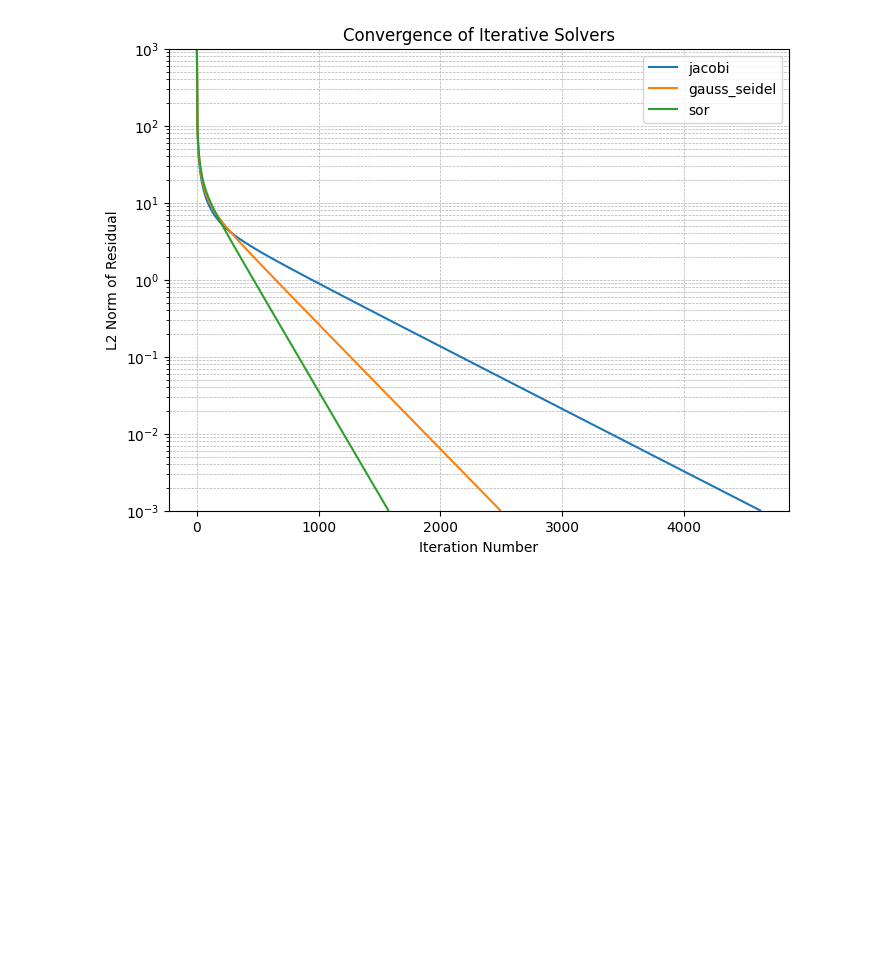
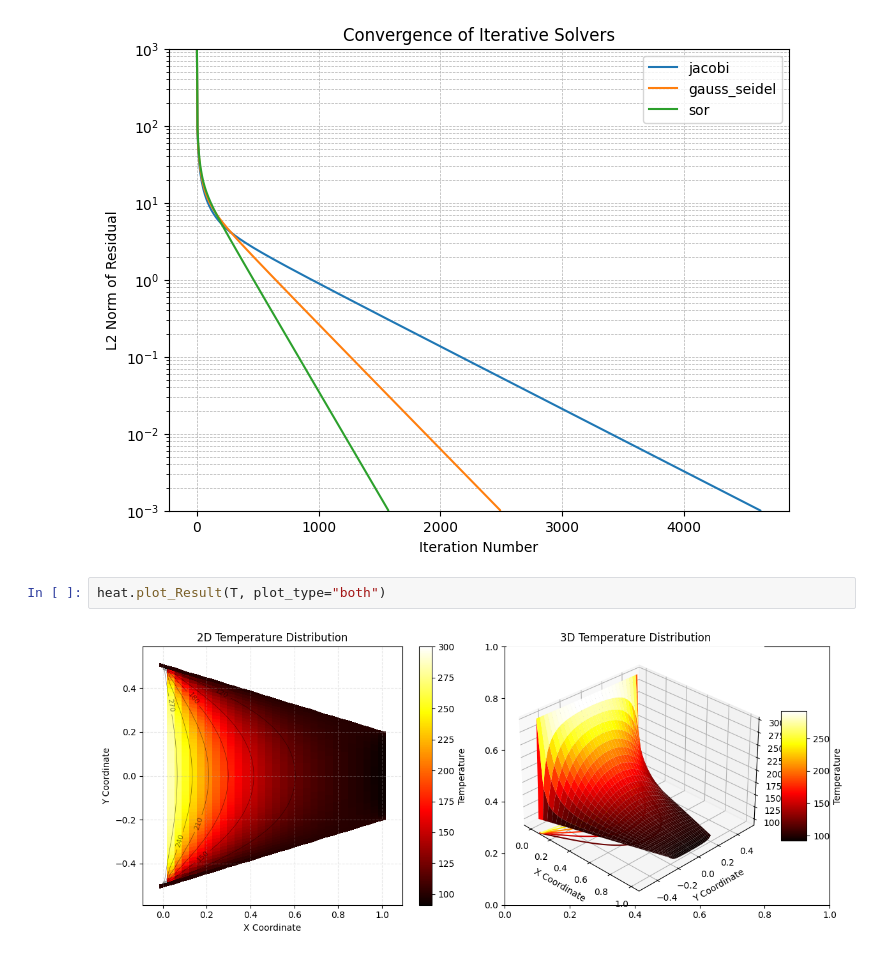
Before and after one commit to Nik0k01/CTFD, a Jupyter notebook: notebooks/Nikodem_Dabrowski_ex5.ipynb, the cells around one changed output. Cells and saved outputs as stored; diff of their text form; blank space fills up the shorter version.

Commit message:
Temperature plot

```diff
--- a/notebooks/Nikodem_Dabrowski_ex5.ipynb
+++ b/notebooks/Nikodem_Dabrowski_ex5.ipynb
@@ -1424,3 +1424,7 @@ plt.legend()
 plt.show()
 # %% [output]
 [figure]
+# %%
+heat.plot_Result(T, plot_type="both")
+# %% [output]
+[figure, added]
```
